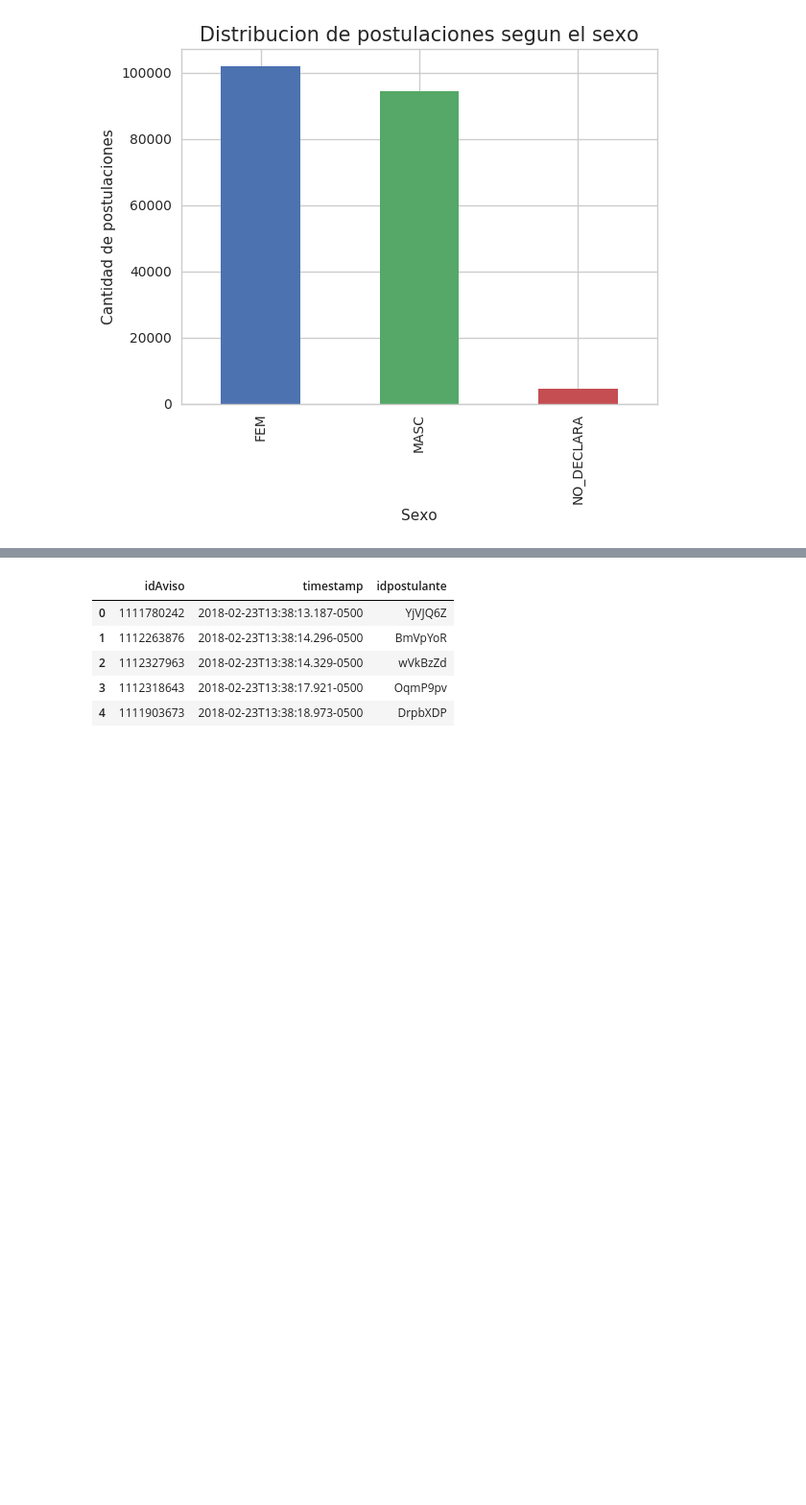
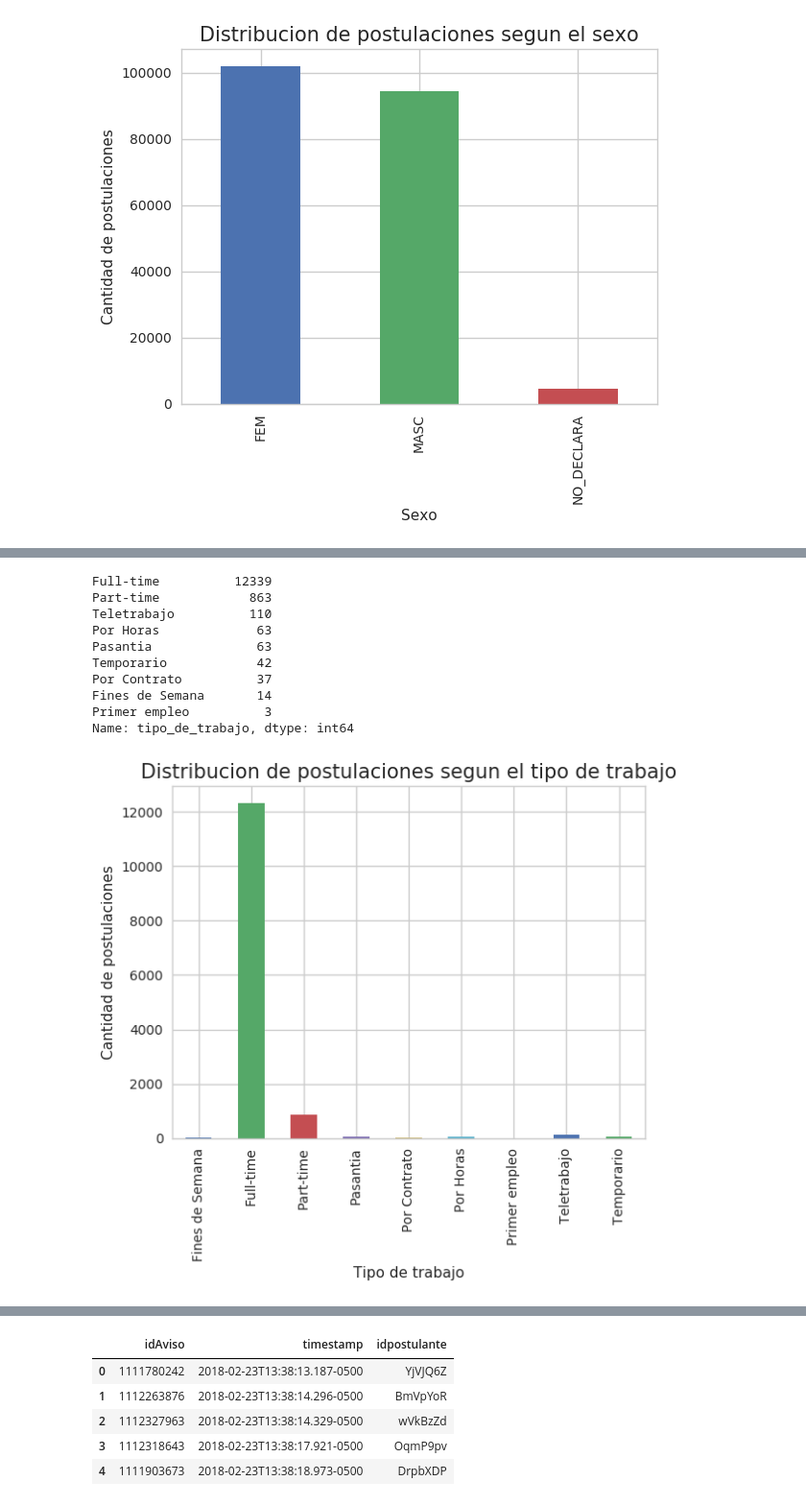
Before and after one commit to juanpcapurro/tp_datos, a Jupyter notebook: tp.ipynb, the cells around one changed output, grey strips where cells are left out. Shown at 96% size. Drawn from its saved outputs; the diff is of its cells as text; code cells hidden in the pictures; blank space fills up the shorter version.

```diff
--- a/tp.ipynb
+++ b/tp.ipynb
@@ -176,0 +204,19 @@ post_genero.set_ylabel('Cantidad de postulaciones');
+# %%
+avisos_tipo_de_trabajo = avisos_detalle['tipo_de_trabajo'].value_counts().sort_index().plot(kind='bar')
+avisos_tipo_de_trabajo.set_title('Distribucion de postulaciones segun el tipo de trabajo',fontsize=15)
+avisos_tipo_de_trabajo.set_xlabel('Tipo de trabajo')
+avisos_tipo_de_trabajo.set_ylabel('Cantidad de postulaciones');
+
+avisos_detalle['tipo_de_trabajo'].value_counts()
+# %% [output]
+Full-time          12339
+Part-time            863
+Teletrabajo          110
+Por Horas             63
+Pasantia              63
+Temporario            42
+Por Contrato          37
+Fines de Semana       14
+Primer empleo          3
+Name: tipo_de_trabajo, dtype: int64
+[figure, added]
```
Also changed, not shown: parts of 9 cells of this notebook.
